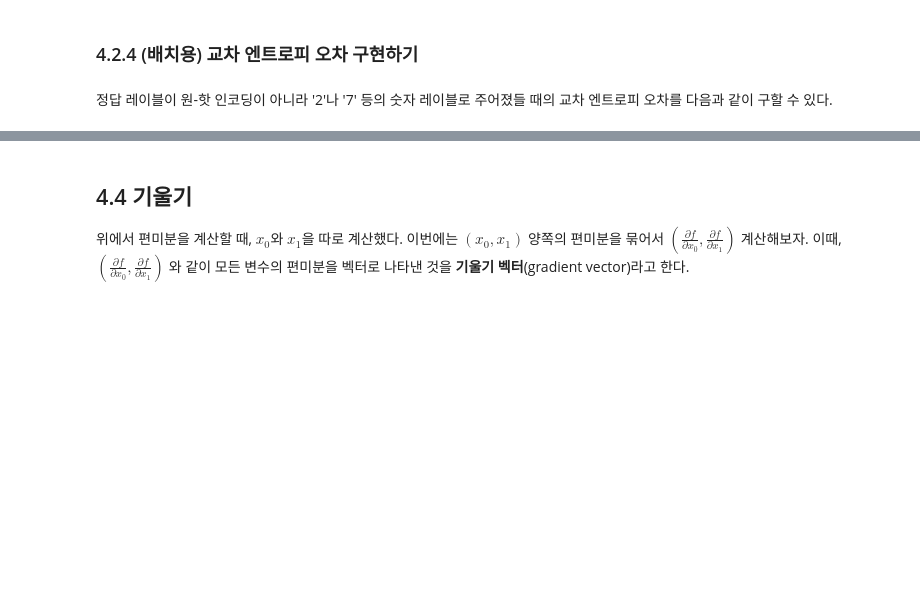
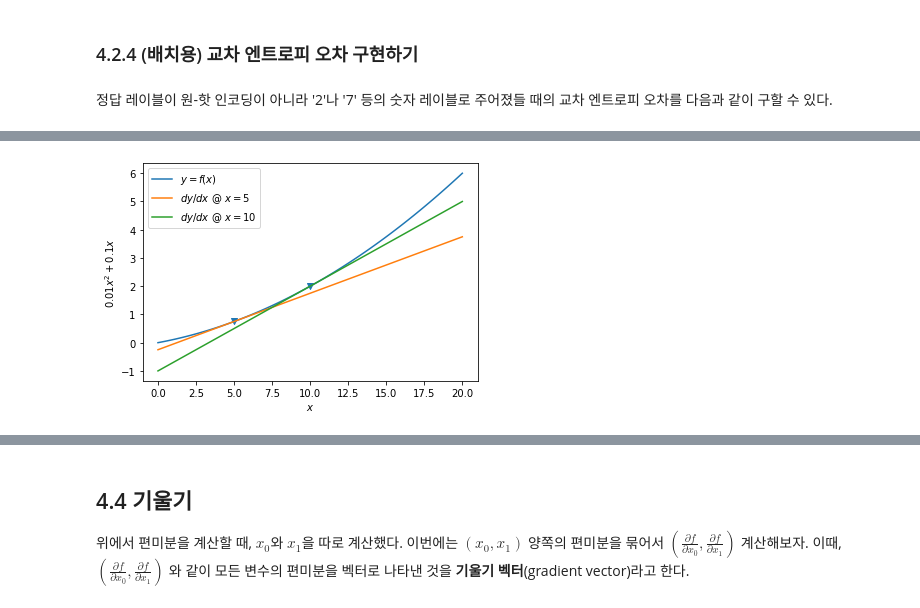
Before and after one commit to gjang7/DLFromScratch, a Jupyter notebook: Chap04-NN_Training/Chap04-NN_Training.ipynb, the cells around one changed output, grey strips where cells are left out. Cells and saved outputs as stored; diff of their text form; code cells hidden in the pictures; blank space fills up the shorter version.

```diff
--- a/Chap04-NN_Training/Chap04-NN_Training.ipynb
+++ b/Chap04-NN_Training/Chap04-NN_Training.ipynb
@@ -247,6 +307,5 @@ $$
 \frac{df(x)}{dx} = \lim_{h \rightarrow 0}{\frac{f(x)-f(x-h)}{h}}
 $$
 # %%
-def numerical_diff(f, x):
-    h = 1e-4  # 0.0001
+def numerical_diff(f, x, h = 1e-4):
     return (f(x+h) - f(x-h)) / (2*h)
@@ -288,2 +371,22 @@ plt.show()
+# %%
+%matplotlib inline
+import numpy as np
+import matplotlib.pylab as plt
+
+x = np.linspace(0,20,101)
+tline5 = tangent_line(function_1, 5)
+tline10 = tangent_line(function_1, 10)
+
+plt.plot(x,function_1(x))
+plt.plot(x,tline5(x))
+plt.plot(x,tline10(x))
+xc=np.array([5,10])
+plt.scatter(xc,function_1(xc),marker='v')
+plt.xlabel('$x$'); plt.ylabel('$0.01x^{2} + 0.1x$')
+plt.legend(['$y=f(x)$', '$dy/dx \ @ \ {x=5}$', '$dy/dx \ @ \ {x=10}$'])
+#plt.legend(['$y=f(x)$', '$\left.\frac{dy}{dx}\right|_{x=5}$', '$\left.\frac{dy}{dx}\right|_{x=10}$'])
+plt.show()
+# %% [output]
+[figure, added]
 # %% [markdown]
 ### 4.3.3 편미분
```
Also changed, not shown: parts of 60 cells of this notebook, 4 other files.
